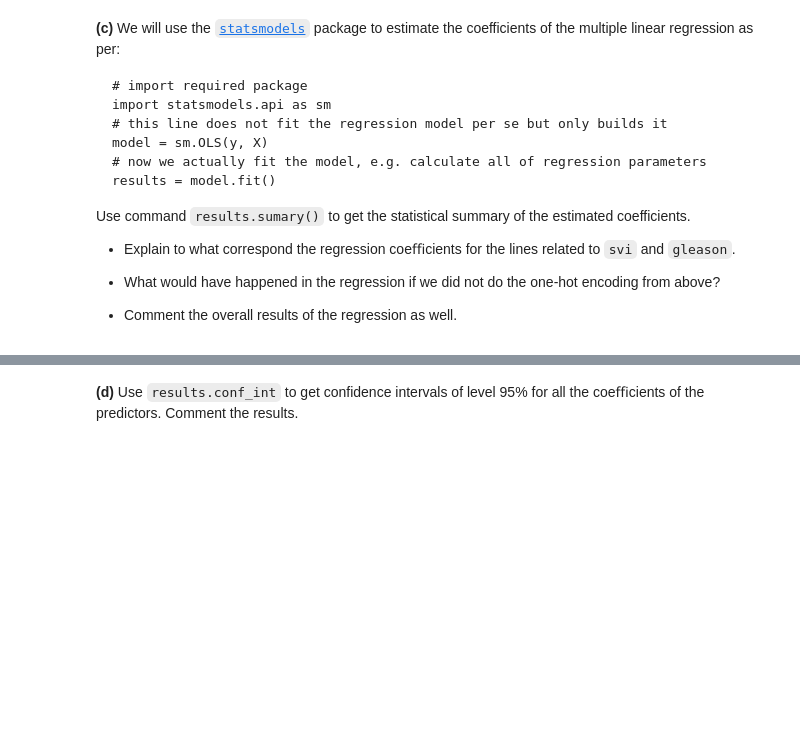
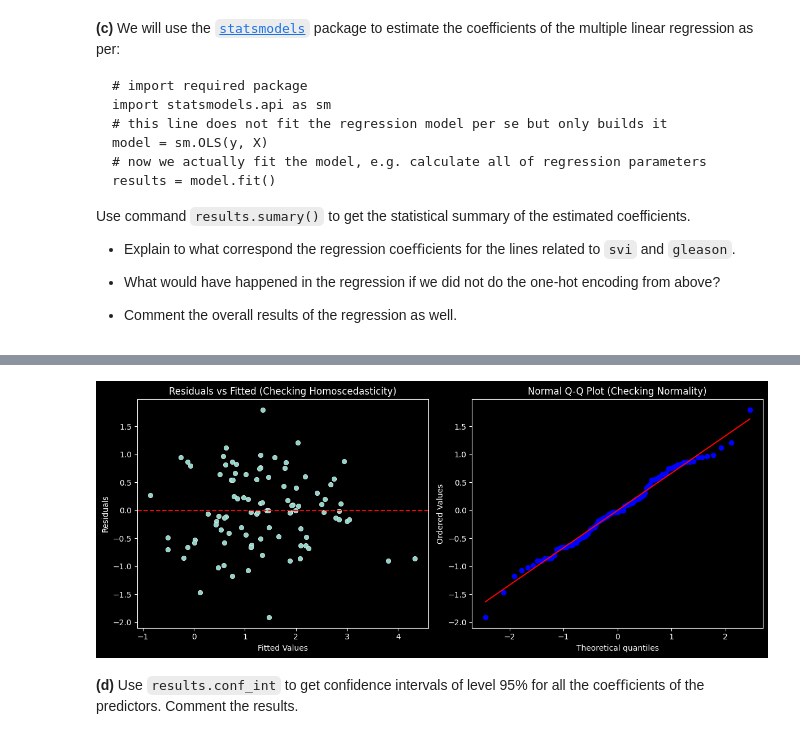
Before and after one commit to ISLA-Grenoble/2026-main, a Jupyter notebook: TP/TP1/TP1.ipynb, the cells around one changed output, grey strips where cells are left out. Drawn from its saved outputs; the diff is of its cells as text; code cells hidden in the pictures; blank space fills up the shorter version.

```diff
--- a/TP/TP1/TP1.ipynb
+++ b/TP/TP1/TP1.ipynb
@@ -317,3 +317,9 @@ y = df['lcavol']
 - Why did we fix a `dtype` in `pd.get_dummies`?
 - Why did we drop two columns after the encoding?
 - Why did we add a column of ones to the dataframe?
+# %%
+df_enc = pd.get_dummies(df, dtype=np.float64)
+df_enc = df_enc.drop(columns=['svi_0', 'gleason_6'])
+df_enc['intercept'] = 1
+X = df_enc.drop(columns=['lcavol'])
+y = df['lcavol']
@@ -336,3 +364,7 @@ Use command `results.sumary()` to get the statistical summary of the estimated c
 - What would have happened in the regression if we did not do the one-hot encoding from above?
 
 - Comment the overall results of the regression as well.
+# %%
+import statsmodels.api as sm
+model = sm.OLS(y, X)
+results = model.fit()
@@ -339,2 +406,30 @@ Use command `results.sumary()` to get the statistical summary of the estimated c
+# %%
+import seaborn as sns
+import scipy.stats as stats
+
+# 获取拟合值和残差
+fitted_values = results.fittedvalues
+residuals = results.resid
+
+# 创建画布
+fig, ax = plt.subplots(1, 2, figsize=(12, 5))
+
+# Homoscedasticity)
+# Residuals vs Fitted Plot
+sns.scatterplot(x=fitted_values, y=residuals, ax=ax[0])
+ax[0].axhline(0, color='red', linestyle='--') # y=0
+ax[0].set_xlabel('Fitted Values')
+ax[0].set_ylabel('Residuals')
+ax[0].set_title('Residuals vs Fitted (Checking Homoscedasticity)')
+
+# --- Normality ---
+# Q-Q Plot
+stats.probplot(residuals, dist="norm", plot=ax[1])
+ax[1].set_title('Normal Q-Q Plot (Checking Normality)')
+
+plt.tight_layout()
+plt.show()
+# %% [output]
+[figure, added]
 # %% [markdown]
 **(d)** Use `results.conf_int` to get confidence intervals of level 95% for all the coeﬃcients of the predictors. Comment the results.
```
Also changed, not shown: parts of 7 cells of this notebook, 1 other file.
